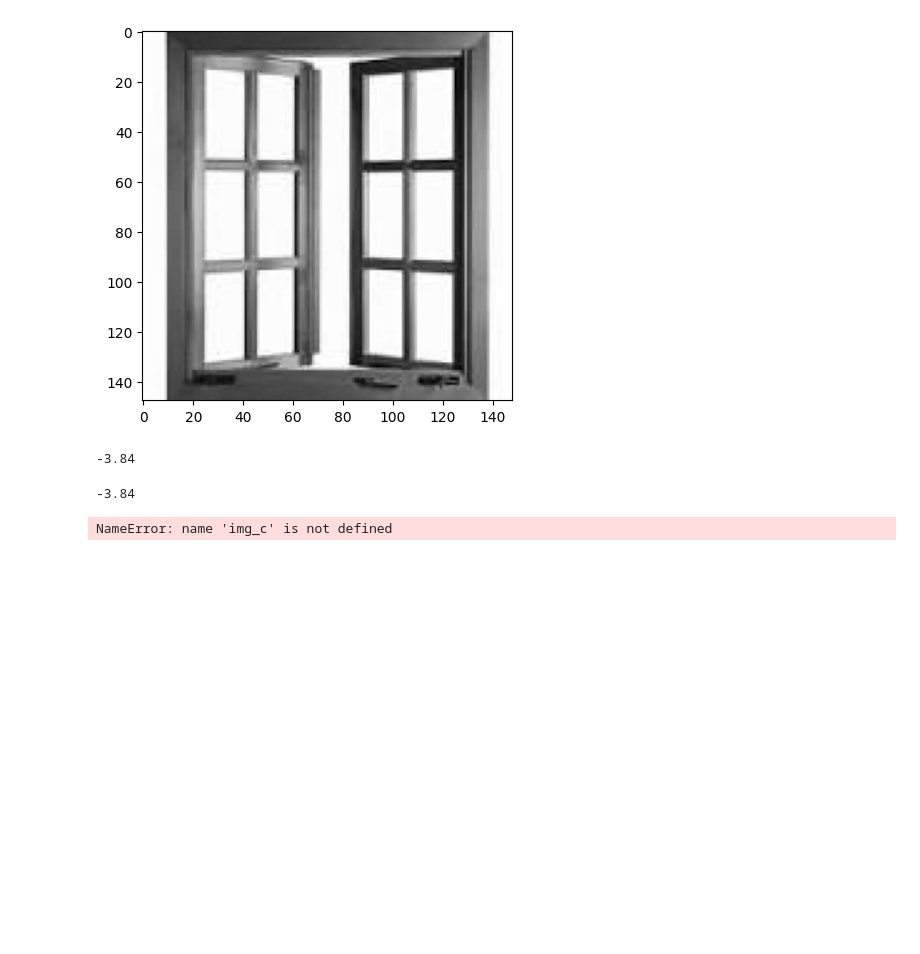
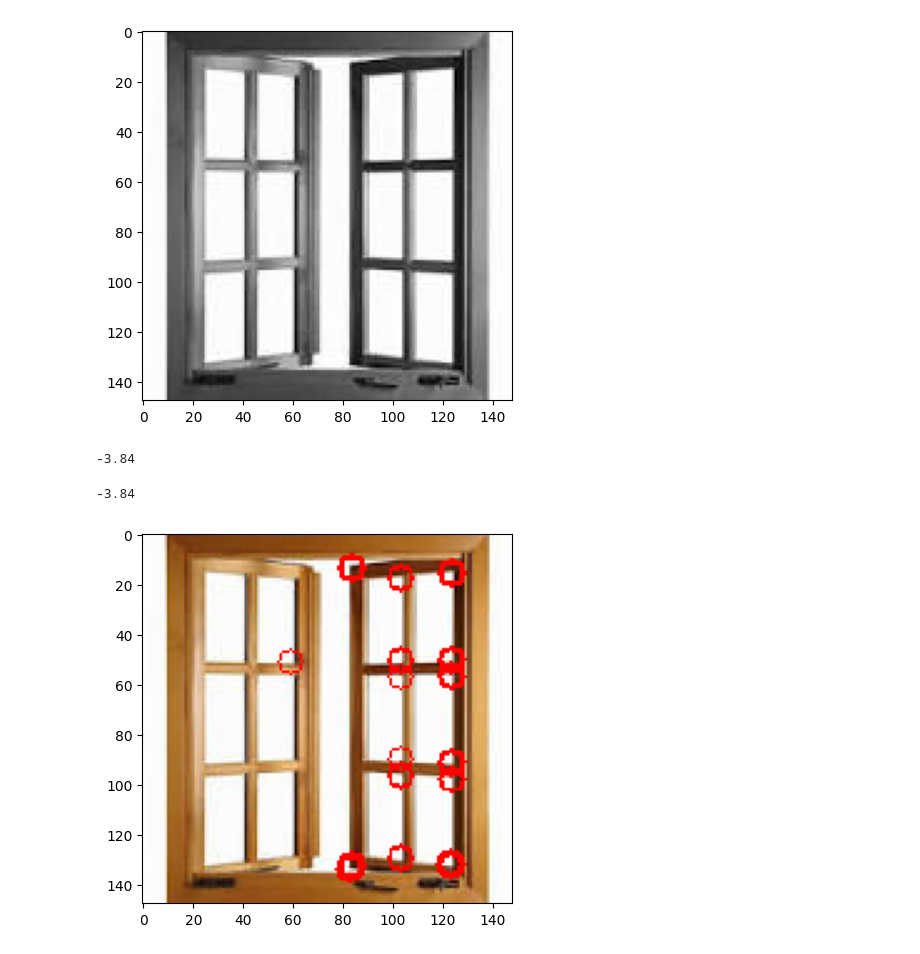
Before and after one commit to ChintzRuparel/Computer-Vision, a Jupyter notebook: Experiment4.ipynb, the cells around one changed output. Cells and saved outputs as stored; diff of their text form; code cells hidden in the pictures; blank space fills up the shorter version.

```diff
--- a/Experiment4.ipynb
+++ b/Experiment4.ipynb
@@ -56,14 +56,18 @@ R_matrix[3,3]
 -3.84
 # %%
 corners = []
-th = 0.4
+th = 0.3
 R_norm = cv2.normalize(R_matrix,None,0,1,cv2.NORM_MINMAX)
-img
+img_c=img.copy()
+
 for r in range(border,rows-border):
   for c in range(border,cols-border):
     temp = R_norm[r,c]
     if temp > th:
       corners.append([r,c,temp])
       cv2.circle(img_c,(c,r),5,(255,0,0),1)
+
+
+      plt.imshow(img_c,cmap="gray")
 # %% [output]
-NameError: name 'img_c' is not defined
+[figure, added]
```
